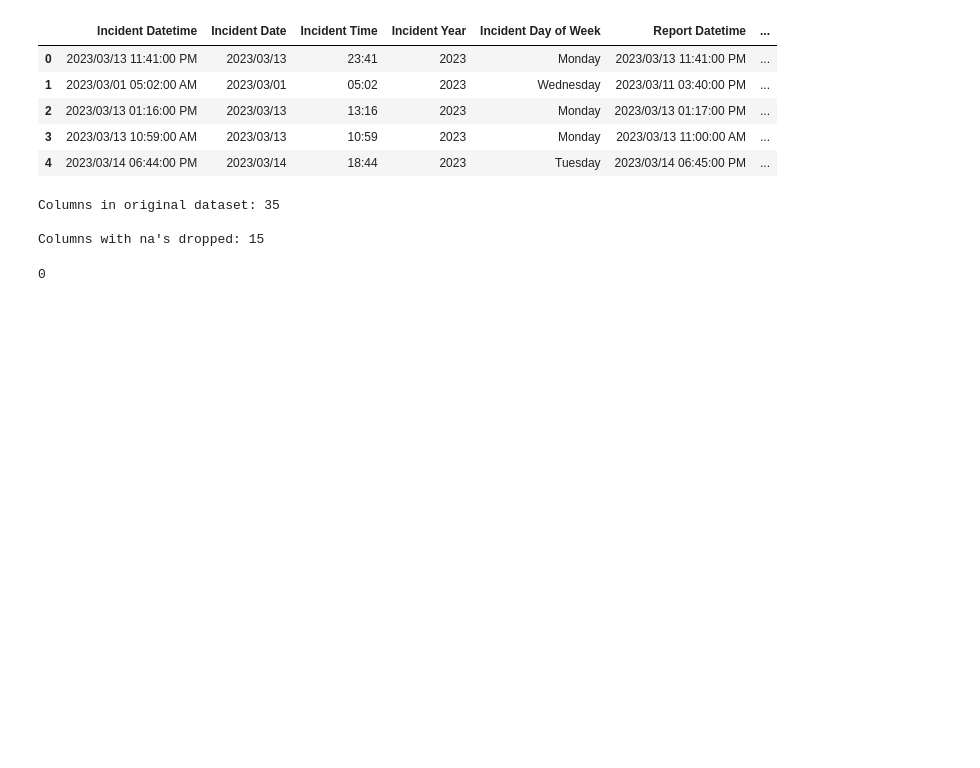
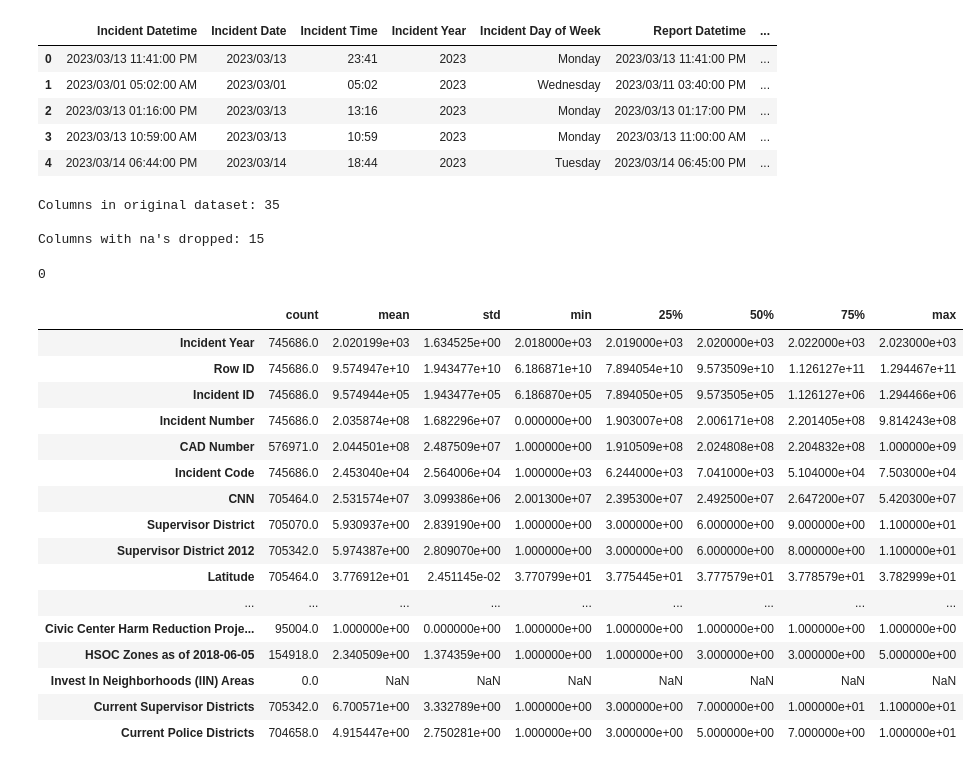
Before and after one commit to MITCHELLWYNE/crime-trends, a Jupyter notebook: cleaning-data.ipynb, the cells around one changed output. Cells and saved outputs as stored; diff of their text form; code cells hidden in the pictures; blank space fills up the shorter version.

```diff
--- a/cleaning-data.ipynb
+++ b/cleaning-data.ipynb
@@ -85,3 +105,23 @@ Columns with na's dropped: 15
 pdir_data.duplicated().sum()
 # %% [output]
 0
+# %%
+pdir_data.describe().T
+# %% [output]
+|  | count | mean | std | min | 25% | 50% | 75% | max |
+| Incident Year | 745686.0 | 2.020199e+03 | 1.634525e+00 | 2.018000e+03 | 2.019000e+03 | 2.020000e+03 | 2.022000e+03 | 2.023000e+03 |
+| Row ID | 745686.0 | 9.574947e+10 | 1.943477e+10 | 6.186871e+10 | 7.894054e+10 | 9.573509e+10 | 1.126127e+11 | 1.294467e+11 |
+| Incident ID | 745686.0 | 9.574944e+05 | 1.943477e+05 | 6.186870e+05 | 7.894050e+05 | 9.573505e+05 | 1.126127e+06 | 1.294466e+06 |
+| Incident Number | 745686.0 | 2.035874e+08 | 1.682296e+07 | 0.000000e+00 | 1.903007e+08 | 2.006171e+08 | 2.201405e+08 | 9.814243e+08 |
+| CAD Number | 576971.0 | 2.044501e+08 | 2.487509e+07 | 1.000000e+00 | 1.910509e+08 | 2.024808e+08 | 2.204832e+08 | 1.000000e+09 |
+| Incident Code | 745686.0 | 2.453040e+04 | 2.564006e+04 | 1.000000e+03 | 6.244000e+03 | 7.041000e+03 | 5.104000e+04 | 7.503000e+04 |
+| CNN | 705464.0 | 2.531574e+07 | 3.099386e+06 | 2.001300e+07 | 2.395300e+07 | 2.492500e+07 | 2.647200e+07 | 5.420300e+07 |
+| Supervisor District | 705070.0 | 5.930937e+00 | 2.839190e+00 | 1.000000e+00 | 3.000000e+00 | 6.000000e+00 | 9.000000e+00 | 1.100000e+01 |
+| Supervisor District 2012 | 705342.0 | 5.974387e+00 | 2.809070e+00 | 1.000000e+00 | 3.000000e+00 | 6.000000e+00 | 8.000000e+00 | 1.100000e+01 |
+| Latitude | 705464.0 | 3.776912e+01 | 2.451145e-02 | 3.770799e+01 | 3.775445e+01 | 3.777579e+01 | 3.778579e+01 | 3.782999e+01 |
+| ... | ... | ... | ... | ... | ... | ... | ... | ... |
+| Civic Center Harm Reduction Proje... | 95004.0 | 1.000000e+00 | 0.000000e+00 | 1.000000e+00 | 1.000000e+00 | 1.000000e+00 | 1.000000e+00 | 1.000000e+00 |
+| HSOC Zones as of 2018-06-05 | 154918.0 | 2.340509e+00 | 1.374359e+00 | 1.000000e+00 | 1.000000e+00 | 3.000000e+00 | 3.000000e+00 | 5.000000e+00 |
+| Invest In Neighborhoods (IIN) Areas | 0.0 | NaN | NaN | NaN | NaN | NaN | NaN | NaN |
+| Current Supervisor Districts | 705342.0 | 6.700571e+00 | 3.332789e+00 | 1.000000e+00 | 3.000000e+00 | 7.000000e+00 | 1.000000e+01 | 1.100000e+01 |
+| Current Police Districts | 704658.0 | 4.915447e+00 | 2.750281e+00 | 1.000000e+00 | 3.000000e+00 | 5.000000e+00 | 7.000000e+00 | 1.000000e+01 |
```
Also changed, not shown: parts of 12 cells of this notebook.
